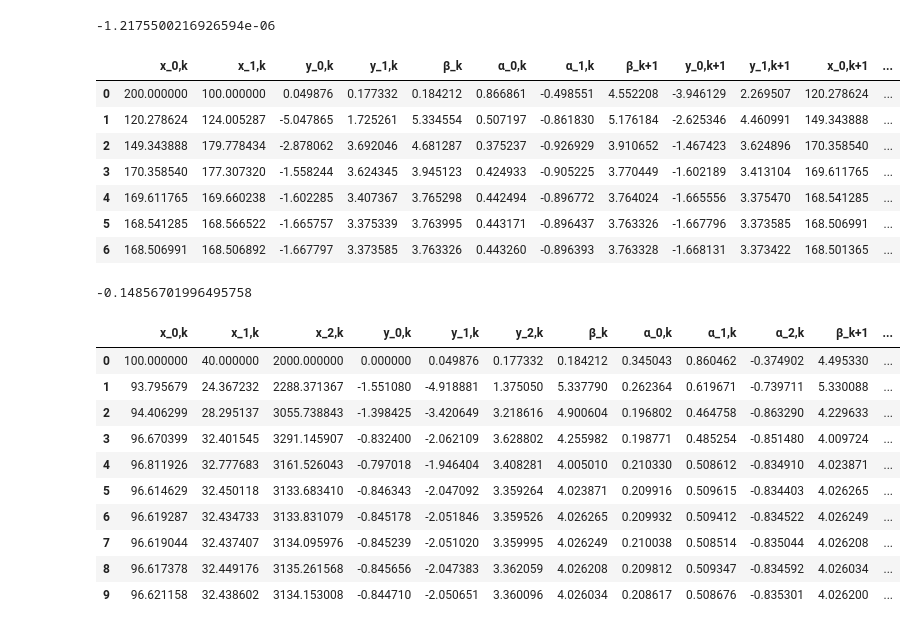
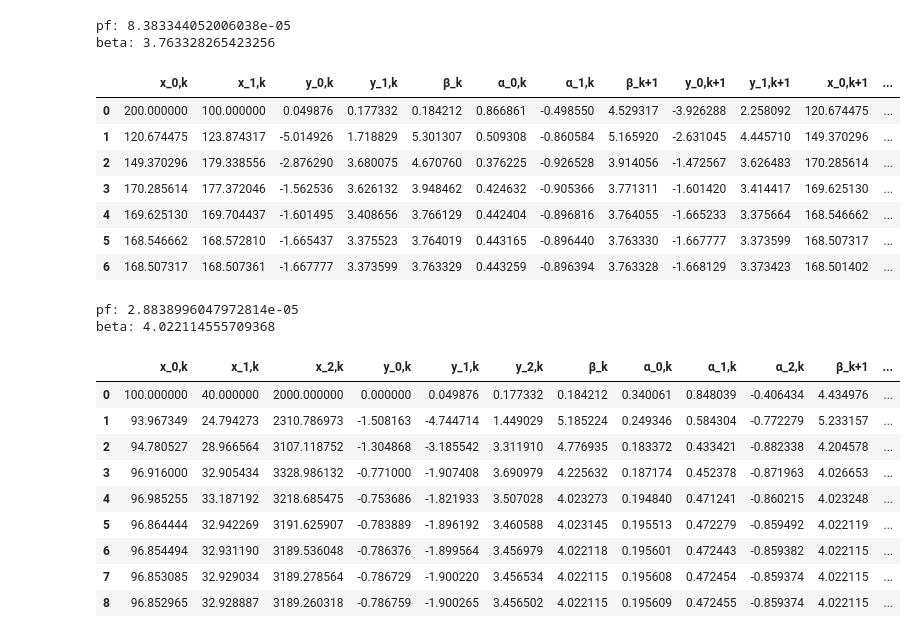
Before and after one commit to Pesquisa-UFCAT/parepy, a Jupyter notebook: local_examples/exemplo_form.ipynb, the cells around one changed output. Cells and saved outputs as stored; diff of their text form; code cells hidden in the pictures.

```diff
--- a/local_examples/exemplo_form.ipynb
+++ b/local_examples/exemplo_form.ipynb
@@ -93,18 +88,18 @@ r
 | 6 | 2.080957 | 2.080957 | -1.583809 | -1.583809 | 2.239844 | 0.707107 | 0.707107 | 2.240090 | -1.583983 | -1.583983 | 2.080084 | ... |
 | 7 | 2.080084 | 2.080084 | -1.583983 | -1.583983 | 2.240090 | 0.707107 | 0.707107 | 2.240091 | -1.583983 | -1.583983 | 2.080084 | ... |
 # %%
-# book Structural reliability analysis and optimization: Use of approximations, Ramana Grandhi Liping Wang, page 108
-def obj1(x):
+def obj(x):
     e, i ,p = x
     return e * i - 78.12 * p
 e = {'type': 'normal', 'parameters': {'mean': 2*1E7, 'std': 0.50*1E7}}
 i = {'type': 'normal', 'parameters': {'mean': 1E-4, 'std': 0.2*1E-4}}
 p = {'type': 'gumbel max', 'parameters': {'mean': 4., 'std': 1.}}
 var = [e, i, p]
-x0 = [2*1E7, 1E-4, 4.]
+x0 = [9768710.0966, 0.6726E-4, 4.1227]
 max_iter = 10
 tol = 1E-6
-r = deterministic_algorithm_structural_analysis(obj1, tol, max_iter, var, x0)
-print(obj1([20000000.0, 1.9390141702046204e-05, 4.964194822163185]))
+r, pf, beta = deterministic_algorithm_structural_analysis(obj, tol, max_iter, var, x0)
+print(f"pf: {pf}")
+print(f"beta: {beta}")
 r
 # %% [output]
@@ -120,6 +119,6 @@ r
 # %%
 # book Reliability of Structures, A S Nowak e K R Collins, page 124
-def obj1(x):
+def obj(x):
     r, q = x
     return r - q
 r = {'type': 'lognormal', 'parameters': {'mean': 200, 'std': 20}}
@@ -128,44 +127,47 @@ var = [r, q]
 x0 = [200, 100]
 max_iter = 10
 tol = 1E-6
-r = deterministic_algorithm_structural_analysis(obj1, tol, max_iter, var, x0)
-print(obj1([168.50136492096047, 168.5013661385105]))
+r, pf, beta = deterministic_algorithm_structural_analysis(obj, tol, max_iter, var, x0)
+print(f"pf: {pf}")
+print(f"beta: {beta}")
 r
 # %% [output]
--1.2175500216926594e-06
+pf: 8.383344052006038e-05
+beta: 3.763328265423256
 |  | x_0,k | x_1,k | y_0,k | y_1,k | β_k | α_0,k | α_1,k | β_k+1 | y_0,k+1 | y_1,k+1 | x_0,k+1 | ... |
-| 0 | 200.000000 | 100.000000 | 0.049876 | 0.177332 | 0.184212 | 0.866861 | -0.498551 | 4.552208 | -3.946129 | 2.269507 | 120.278624 | ... |
-| 1 | 120.278624 | 124.005287 | -5.047865 | 1.725261 | 5.334554 | 0.507197 | -0.861830 | 5.176184 | -2.625346 | 4.460991 | 149.343888 | ... |
-| 2 | 149.343888 | 179.778434 | -2.878062 | 3.692046 | 4.681287 | 0.375237 | -0.926929 | 3.910652 | -1.467423 | 3.624896 | 170.358540 | ... |
-| 3 | 170.358540 | 177.307320 | -1.558244 | 3.624345 | 3.945123 | 0.424933 | -0.905225 | 3.770449 | -1.602189 | 3.413104 | 169.611765 | ... |
-| 4 | 169.611765 | 169.660238 | -1.602285 | 3.407367 | 3.765298 | 0.442494 | -0.896772 | 3.764024 | -1.665556 | 3.375470 | 168.541285 | ... |
-| 5 | 168.541285 | 168.566522 | -1.665757 | 3.375339 | 3.763995 | 0.443171 | -0.896437 | 3.763326 | -1.667796 | 3.373585 | 168.506991 | ... |
-| 6 | 168.506991 | 168.506892 | -1.667797 | 3.373585 | 3.763326 | 0.443260 | -0.896393 | 3.763328 | -1.668131 | 3.373422 | 168.501365 | ... |
+| 0 | 200.000000 | 100.000000 | 0.049876 | 0.177332 | 0.184212 | 0.866861 | -0.498550 | 4.529317 | -3.926288 | 2.258092 | 120.674475 | ... |
+| 1 | 120.674475 | 123.874317 | -5.014926 | 1.718829 | 5.301307 | 0.509308 | -0.860584 | 5.165920 | -2.631045 | 4.445710 | 149.370296 | ... |
+| 2 | 149.370296 | 179.338556 | -2.876290 | 3.680075 | 4.670760 | 0.376225 | -0.926528 | 3.914056 | -1.472567 | 3.626483 | 170.285614 | ... |
+| 3 | 170.285614 | 177.372046 | -1.562536 | 3.626132 | 3.948462 | 0.424632 | -0.905366 | 3.771311 | -1.601420 | 3.414417 | 169.625130 | ... |
+| 4 | 169.625130 | 169.704437 | -1.601495 | 3.408656 | 3.766129 | 0.442404 | -0.896816 | 3.764055 | -1.665233 | 3.375664 | 168.546662 | ... |
+| 5 | 168.546662 | 168.572810 | -1.665437 | 3.375523 | 3.764019 | 0.443165 | -0.896440 | 3.763330 | -1.667777 | 3.373599 | 168.507317 | ... |
+| 6 | 168.507317 | 168.507361 | -1.667777 | 3.373599 | 3.763329 | 0.443259 | -0.896394 | 3.763328 | -1.668129 | 3.373423 | 168.501402 | ... |
 # %%
 # book Reliability of Structures, A S Nowak e K R Collins, page 129
-def obj1(x):
+def obj(x):
     z, fy, m = x
     return z * fy - m
 z = {'type': 'normal', 'parameters': {'mean': 100, 'std': 0.04*100}}
 fy = {'type': 'lognormal', 'parameters': {'mean': 40, 'std': 0.10*40}}
 m = {'type': 'gumbel max', 'parameters': {'mean': 2000, 'std': 0.10*2000}}
 var = [z, fy, m]
 x0 = [100, 40, 2000]
 max_iter = 10
 tol = 1E-8
-r = deterministic_algorithm_structural_analysis(obj1, tol, max_iter, var, x0)
-print(obj1([96.64025864592539, 32.447077779125, 3135.8425558990634]))
+r, pf, beta = deterministic_algorithm_structural_analysis(obj, tol, max_iter, var, x0)
+print(f"pf: {pf}")
+print(f"beta: {beta}")
 r
 # %% [output]
--0.14856701996495758
+pf: 2.8838996047972814e-05
+beta: 4.022114555709368
 |  | x_0,k | x_1,k | x_2,k | y_0,k | y_1,k | y_2,k | β_k | α_0,k | α_1,k | α_2,k | β_k+1 | ... |
-| 0 | 100.000000 | 40.000000 | 2000.000000 | 0.000000 | 0.049876 | 0.177332 | 0.184212 | 0.345043 | 0.860462 | -0.374902 | 4.495330 | ... |
-| 1 | 93.795679 | 24.367232 | 2288.371367 | -1.551080 | -4.918881 | 1.375050 | 5.337790 | 0.262364 | 0.619671 | -0.739711 | 5.330088 | ... |
-| 2 | 94.406299 | 28.295137 | 3055.738843 | -1.398425 | -3.420649 | 3.218616 | 4.900604 | 0.196802 | 0.464758 | -0.863290 | 4.229633 | ... |
-| 3 | 96.670399 | 32.401545 | 3291.145907 | -0.832400 | -2.062109 | 3.628802 | 4.255982 | 0.198771 | 0.485254 | -0.851480 | 4.009724 | ... |
-| 4 | 96.811926 | 32.777683 | 3161.526043 | -0.797018 | -1.946404 | 3.408281 | 4.005010 | 0.210330 | 0.508612 | -0.834910 | 4.023871 | ... |
-| 5 | 96.614629 | 32.450118 | 3133.683410 | -0.846343 | -2.047092 | 3.359264 | 4.023871 | 0.209916 | 0.509615 | -0.834403 | 4.026265 | ... |
-| 6 | 96.619287 | 32.434733 | 3133.831079 | -0.845178 | -2.051846 | 3.359526 | 4.026265 | 0.209932 | 0.509412 | -0.834522 | 4.026249 | ... |
-| 7 | 96.619044 | 32.437407 | 3134.095976 | -0.845239 | -2.051020 | 3.359995 | 4.026249 | 0.210038 | 0.508514 | -0.835044 | 4.026208 | ... |
-| 8 | 96.617378 | 32.449176 | 3135.261568 | -0.845656 | -2.047383 | 3.362059 | 4.026208 | 0.209812 | 0.509347 | -0.834592 | 4.026034 | ... |
-| 9 | 96.621158 | 32.438602 | 3134.153008 | -0.844710 | -2.050651 | 3.360096 | 4.026034 | 0.208617 | 0.508676 | -0.835301 | 4.026200 | ... |
+| 0 | 100.000000 | 40.000000 | 2000.000000 | 0.000000 | 0.049876 | 0.177332 | 0.184212 | 0.340061 | 0.848039 | -0.406434 | 4.434976 | ... |
+| 1 | 93.967349 | 24.794273 | 2310.786973 | -1.508163 | -4.744714 | 1.449029 | 5.185224 | 0.249346 | 0.584304 | -0.772279 | 5.233157 | ... |
+| 2 | 94.780527 | 28.966564 | 3107.118752 | -1.304868 | -3.185542 | 3.311910 | 4.776935 | 0.183372 | 0.433421 | -0.882338 | 4.204578 | ... |
+| 3 | 96.916000 | 32.905434 | 3328.986132 | -0.771000 | -1.907408 | 3.690979 | 4.225632 | 0.187174 | 0.452378 | -0.871963 | 4.026653 | ... |
+| 4 | 96.985255 | 33.187192 | 3218.685475 | -0.753686 | -1.821933 | 3.507028 | 4.023273 | 0.194840 | 0.471241 | -0.860215 | 4.023248 | ... |
+| 5 | 96.864444 | 32.942269 | 3191.625907 | -0.783889 | -1.896192 | 3.460588 | 4.023145 | 0.195513 | 0.472279 | -0.859492 | 4.022119 | ... |
+| 6 | 96.854494 | 32.931190 | 3189.536048 | -0.786376 | -1.899564 | 3.456979 | 4.022118 | 0.195601 | 0.472443 | -0.859382 | 4.022115 | ... |
+| 7 | 96.853085 | 32.929034 | 3189.278564 | -0.786729 | -1.900220 | 3.456534 | 4.022115 | 0.195608 | 0.472454 | -0.859374 | 4.022115 | ... |
+| 8 | 96.852965 | 32.928887 | 3189.260318 | -0.786759 | -1.900265 | 3.456502 | 4.022115 | 0.195609 | 0.472455 | -0.859374 | 4.022115 | ... |
```
Also changed, not shown: parts of 8 cells of this notebook, 3 other files.
